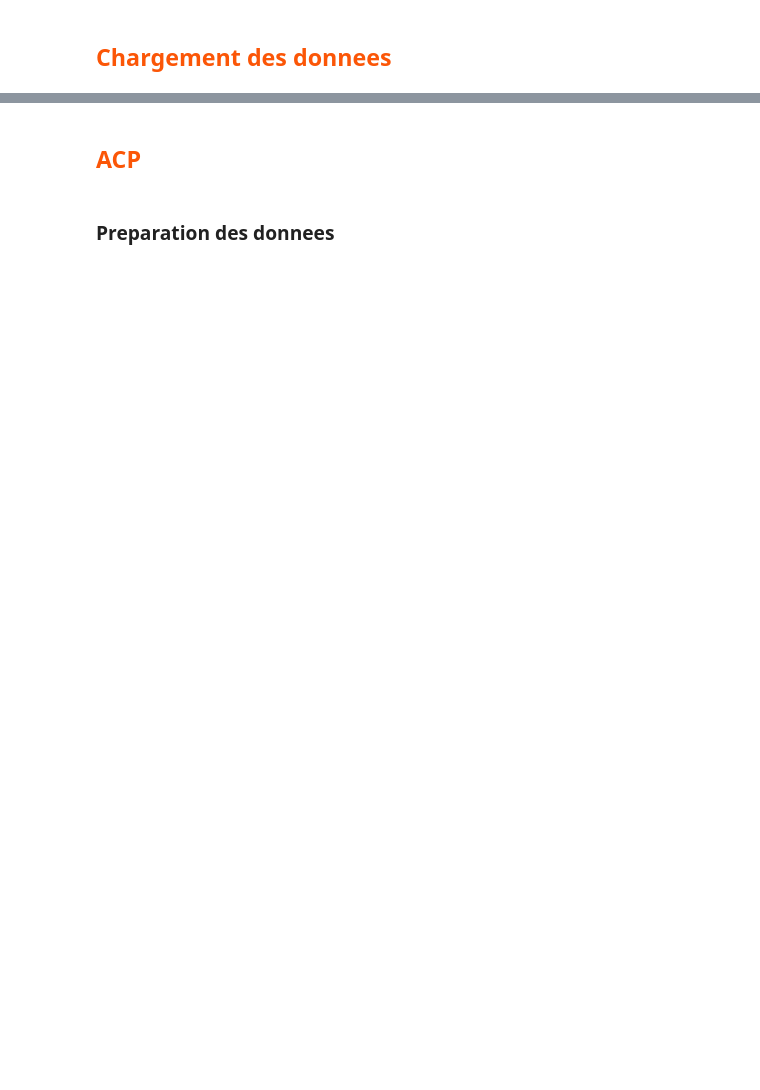
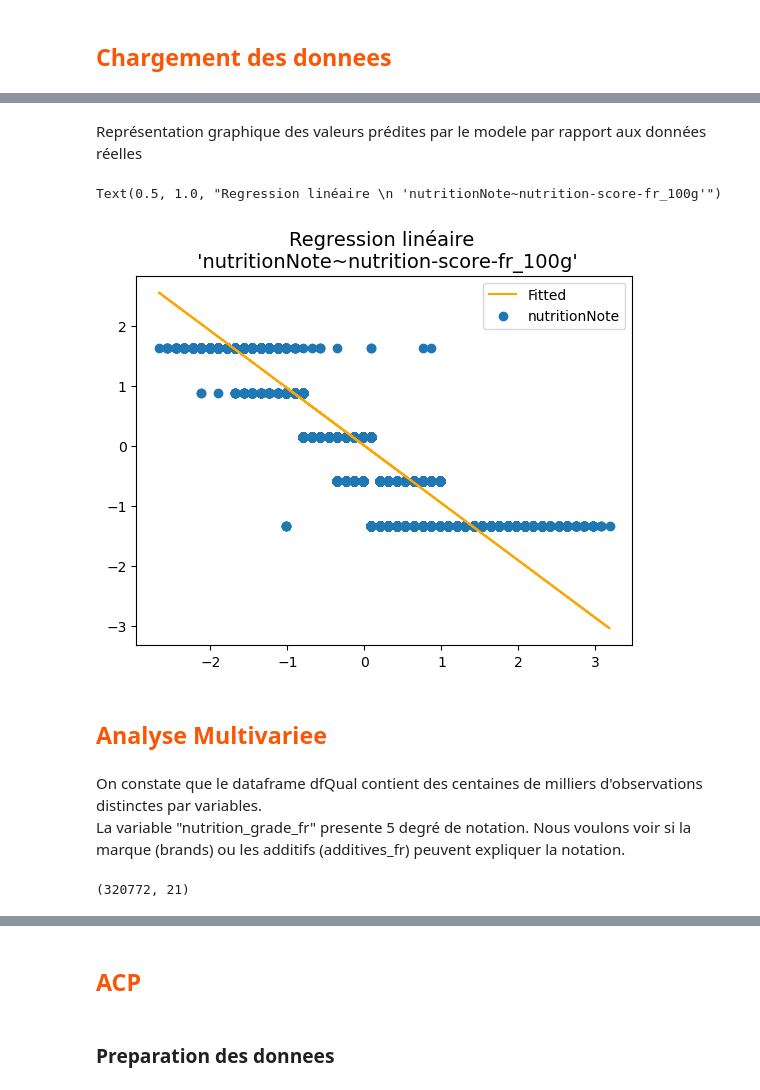
Before and after one commit to 8huit/analyse-de-donnees-nutritionnelles, a Jupyter notebook: p2_donnees_nutritionnelles_exploration.ipynb, the cells around one changed output, grey strips where cells are left out. Saved outputs shown, nothing was run; the diff lists cells and outputs as text; code cells hidden in the pictures; blank space fills up the shorter version.

Commit message:
analyse univariee et multivariee categorielle

```diff
--- a/p2_donnees_nutritionnelles_exploration.ipynb
+++ b/p2_donnees_nutritionnelles_exploration.ipynb
@@ -63,0 +169,17 @@ colonnesQual=df.select_dtypes('O').columns.tolist()
+# %%
+import statsmodels.api as sm
+
+# Centrage Réduction
+dfSubStandardized = (dfSub - dfSub.mean()) / dfSub.std()
+
+X = dfSubStandardized[['nutrition-score-fr_100g']]
+# ajout de la constante explicative
+X=sm.add_constant(X)
+y=dfSubStandardized['nutritionNote']
+# definition du modele
+model = sm.OLS(y,X)
+
+# fittage du modele
+results=model.fit()
+
+print(results.summary())
@@ -63,0 +209,32 @@ colonnesQual=df.select_dtypes('O').columns.tolist()
+# %% [markdown]
+Représentation graphique des valeurs prédites par le modele par rapport aux données réelles
+# %%
+# valeurs prédites de nutritionNote
+results.fittedvalues = results.params['nutrition-score-fr_100g'] * dfSubStandardized['nutrition-score-fr_100g'] + results.params['const']
+# valeurs résiduelles
+results.resid = dfSubStandardized['nutritionNote'] - results.fittedvalues
+# on ajoute les valeurs prédites dans le dataFrame
+dfSubStandardized['fitted'] = results.fittedvalues
+
+#dfSub.sort_values(by = 'nutrition-score-fr_100g', ascending = True, inplace = True)
+# %%
+plt.rcdefaults()
+plt.scatter(dfSubStandardized['nutrition-score-fr_100g'], dfSubStandardized['nutritionNote'], label = 'nutritionNote' )
+plt.plot(dfSubStandardized['nutrition-score-fr_100g'], dfSubStandardized['fitted'], label = 'Fitted',color='orange' )
+plt.legend()
+plt.title("Regression linéaire \n 'nutritionNote~nutrition-score-fr_100g'",fontsize=14,fontweight='normal')
+# %% [output]
+Text(0.5, 1.0, "Regression linéaire \n 'nutritionNote~nutrition-score-fr_100g'")
+[figure, added]
+# %% [markdown]
+## <font color=#FB5607>Analyse Multivariee</font>
+# %% [markdown]
+On constate que le dataframe dfQual contient des centaines de milliers d'observations distinctes par variables.\
+La variable "nutrition_grade_fr" presente 5 degré de notation.
+Nous voulons voir si la marque (brands) ou les additifs (additives_fr) peuvent expliquer la notation.
+# %%
+# on selectionne les variables qualitatives
+dfQual=df[colonnesQual]
+dfQual.shape
+# %% [output]
+(320772, 21)
```
Also changed, not shown: parts of 56 cells of this notebook.
